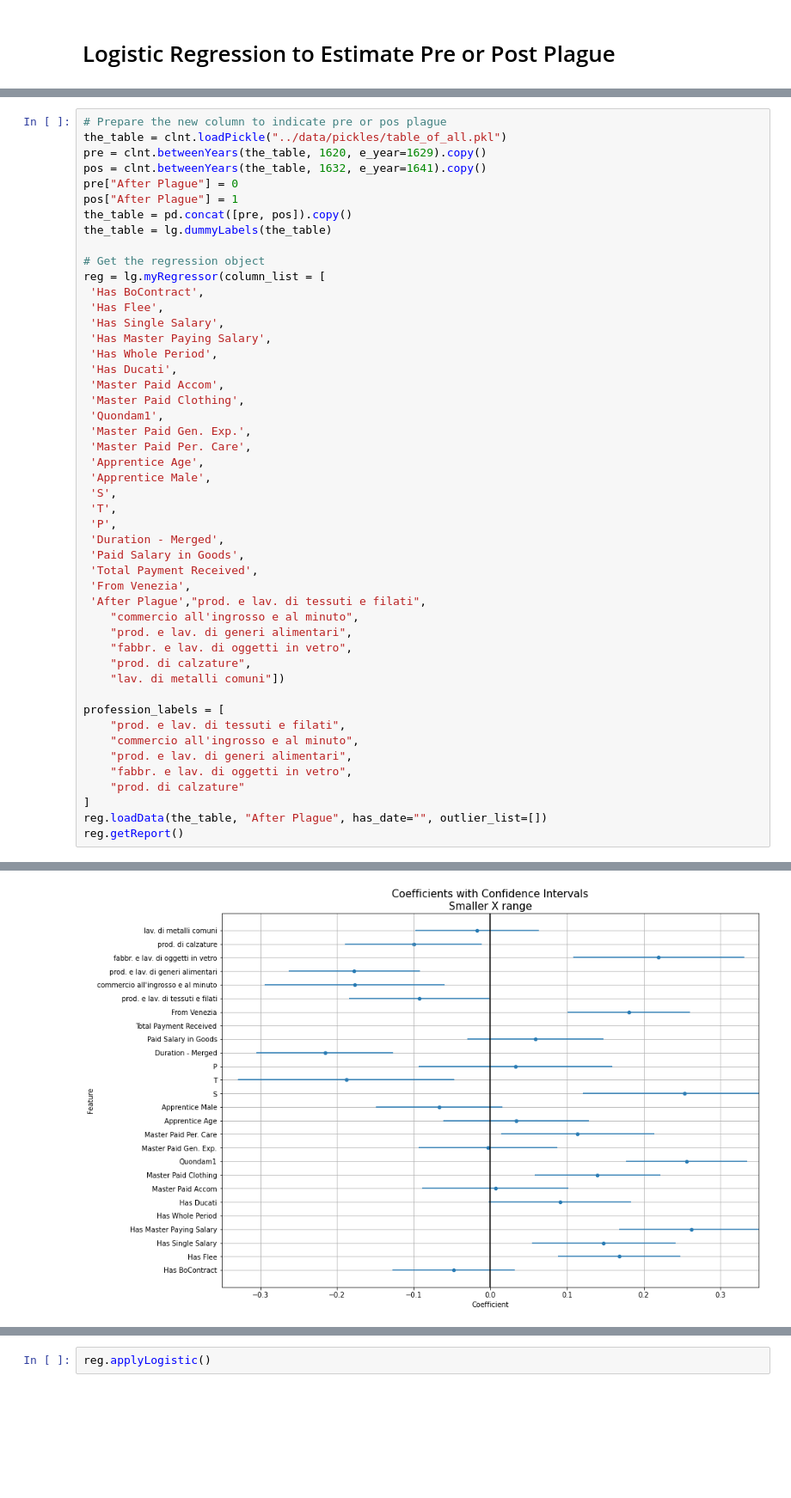
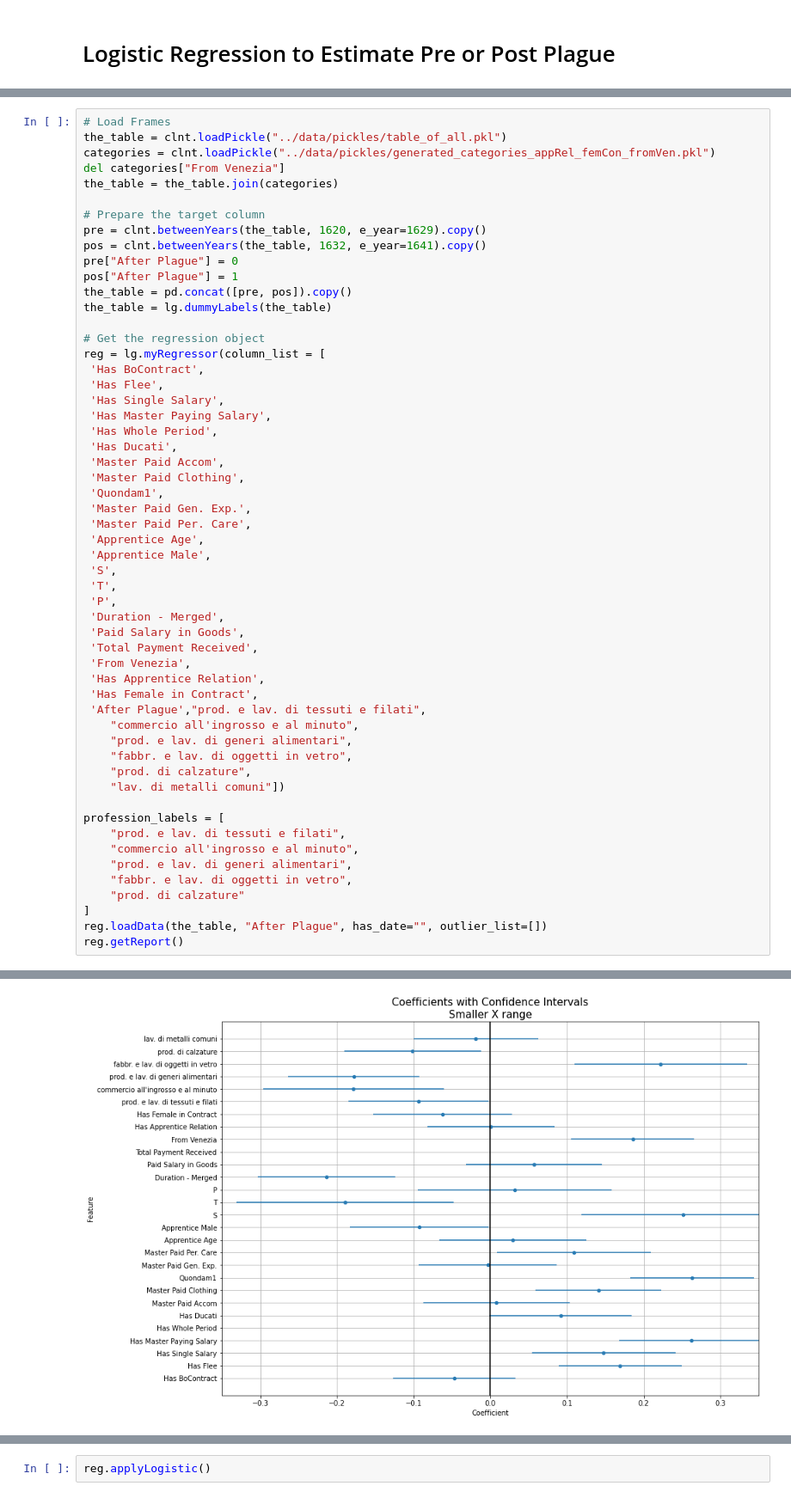
Before and after one commit to AlricRahl/Garzoni-Dataset-Exploration, a Jupyter notebook: src/5. Analyzing the Affects of Plague.ipynb, the cells around one changed output, grey strips where cells are left out. Shown at 86% size. Cells and saved outputs as stored; diff of their text form; blank space fills up the shorter version.

```diff
--- a/src/5. Analyzing the Affects of Plague.ipynb
+++ b/src/5. Analyzing the Affects of Plague.ipynb
@@ -208,6 +208,11 @@ Here, in order to see further correlations, we will apply logistic regression on
 # %%
-# Prepare the new column to indicate pre or pos plague
+# Load Frames
 the_table = clnt.loadPickle("../data/pickles/table_of_all.pkl")
+categories = clnt.loadPickle("../data/pickles/generated_categories_appRel_femCon_fromVen.pkl")
+del categories["From Venezia"]
+the_table = the_table.join(categories)
+
+# Prepare the target column
 pre = clnt.betweenYears(the_table, 1620, e_year=1629).copy()
 pos = clnt.betweenYears(the_table, 1632, e_year=1641).copy()
 pre["After Plague"] = 0
@@ -237,6 +242,8 @@ reg = lg.myRegressor(column_list = [
  'Paid Salary in Goods',
  'Total Payment Received',
  'From Venezia',
+ 'Has Apprentice Relation',
+ 'Has Female in Contract',
  'After Plague',"prod. e lav. di tessuti e filati",
     "commercio all'ingrosso e al minuto",
     "prod. e lav. di generi alimentari",
@@ -273,2 +280,2 @@ lav. di metalli comuni                -0.0033      0.008     -0.413      0.679
 ======================================================================================================
-[figure, old version]
+[figure, new version]
```
Also changed, not shown: parts of 3 cells of this notebook, 2 other files.
